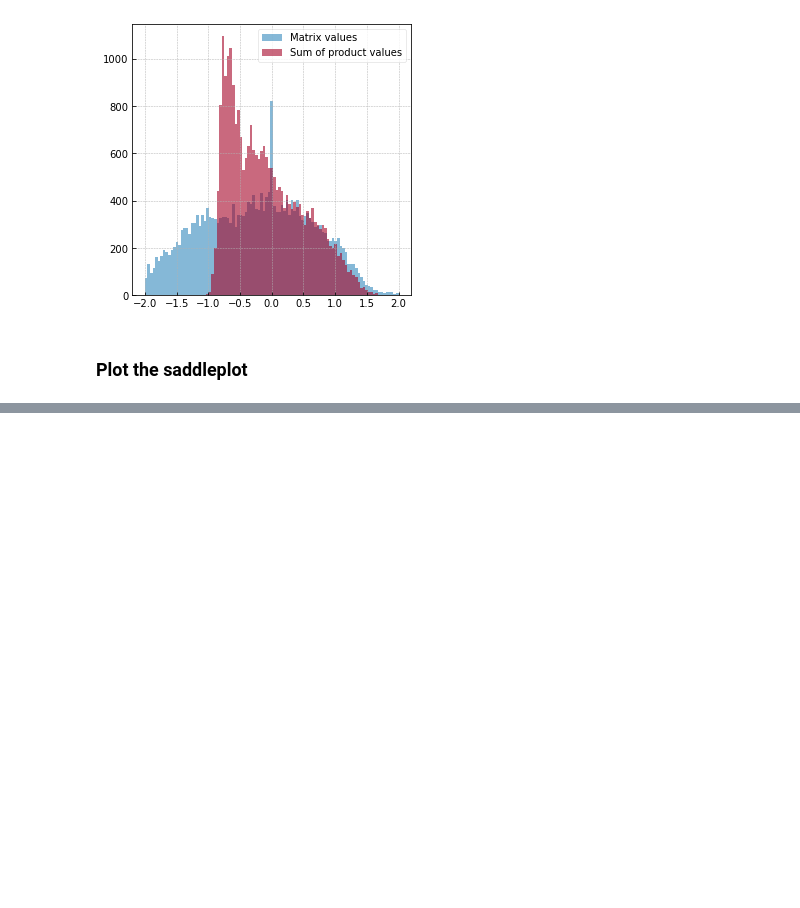
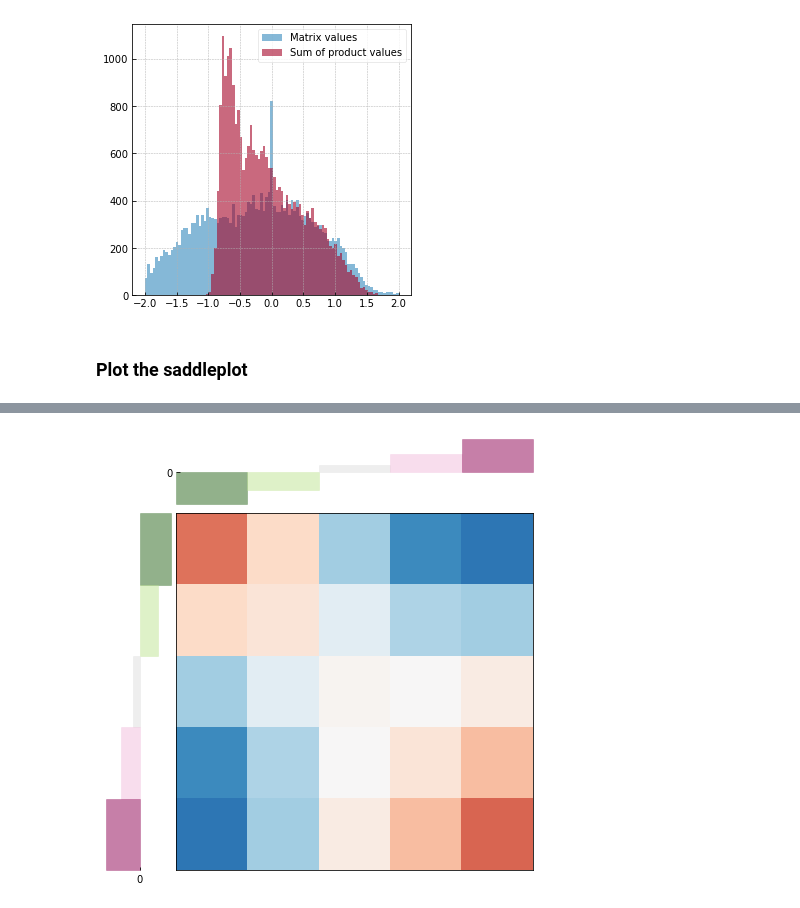
Before and after one commit to open2c/open2c_vignettes, a Jupyter notebook: cooltools_manuscript/compartments_and_saddles.ipynb, the cells around one changed output, grey strips where cells are left out. Drawn from its saved outputs; the diff is of its cells as text; code cells hidden in the pictures; blank space fills up the shorter version.

```diff
--- a/cooltools_manuscript/compartments_and_saddles.ipynb
+++ b/cooltools_manuscript/compartments_and_saddles.ipynb
@@ -397,0 +412,66 @@ plt.savefig("saddleplot.pdf")
+# %%
+plt.imshow(
+    np.log2((interaction_sum/interaction_count)[1:-1,1:-1]),
+    cmap="RdBu_r",
+    vmin=-2,
+    vmax=2
+    #norm = colors.LogNorm(vmin=0.5, vmax=2)
+)
+fig = plt.gcf()
+fig.set_facecolor("white")
+ax = plt.gca()
+divider = make_axes_locatable(ax)
+
+#
+vec_dig = bioframe.select(digitized_track, region)['E1.d']
+mean_values = vec.groupby(vec_dig).mean().loc[1:N_GROUPS]
+
+
+ax2 = divider.append_axes("top", size="20%", pad=0.09, sharex=ax)
+
+th = 0 # -1.5
+
+ax2.fill_between([-0.5, N_GROUPS//5-0.5], [mean_values[1], mean_values[1]], th, color=cmap(1.0), alpha=0.5)
+ax2.fill_between([1*N_GROUPS//5-0.5, 2*N_GROUPS//5-0.5], [mean_values[2], mean_values[2]], th, color=cmap(0.66), alpha=0.5)
+ax2.fill_between([2*N_GROUPS//5-0.5, 3*N_GROUPS//5-0.5], [mean_values[3], mean_values[3]], th, color=cmap_greys(0.25), alpha=0.5) # cmap = mpl.cm.get_cmap('PiYG', 20)
+ax2.fill_between([3*N_GROUPS//5-0.5, 4*N_GROUPS//5-0.5], [mean_values[4], mean_values[4]], th, color=cmap(0.33), alpha=0.5)
+ax2.fill_between([4*N_GROUPS//5-0.5, N_GROUPS-0.5], [mean_values[5], mean_values[5]], th, color=cmap(0.0), alpha=0.5)
+
+# ax2.axhline(0, color='k', alpha=0.4)
+
+# ax2.fill_between([-0.5, N_GROUPS//5-0.5], [0, 0.25], 0, color=cmap(1.0), alpha=0.5)
+# ax2.fill_between([1*N_GROUPS//5-0.5, 2*N_GROUPS//5-0.5], [0.25, 0.5], 0, color=cmap(0.66), alpha=0.5)
+# ax2.fill_between([2*N_GROUPS//5-0.5, 3*N_GROUPS//5-0.5], [0.25, 0.5], 0, color=cmap_greys(0.25), alpha=0.5) # cmap = mpl.cm.get_cmap('PiYG', 20)
+# ax2.fill_between([3*N_GROUPS//5-0.5, 4*N_GROUPS//5-0.5], [0.5, 0.75], 0, color=cmap(0.33), alpha=0.5)
+# ax2.fill_between([4*N_GROUPS//5-0.5, N_GROUPS-0.5], [0.75, 1.0], 0, color=cmap(0.0), alpha=0.5)
+
+ax2.set_xticklabels([])
+ax2.set_yticklabels([0])
+ax2.set_xticks([])
+ax2.set_yticks([0])
+ax2.grid(False)
+ax2.set_frame_on(False)
+ymin, ymax = ax2.get_ylim()
+
+
+ax1 = divider.append_axes("left", size="20%", pad=0.02, sharey=ax)
+
+ax1.fill_betweenx([-0.5, N_GROUPS//5-0.5], [mean_values[1], mean_values[1]], th, color=cmap(1.0), alpha=0.5)
+ax1.fill_betweenx([1*N_GROUPS//5-0.5, 2*N_GROUPS//5-0.5], [mean_values[2], mean_values[2]], th, color=cmap(0.66), alpha=0.5)
+ax1.fill_betweenx([2*N_GROUPS//5-0.5, 3*N_GROUPS//5-0.5], [mean_values[3], mean_values[3]], th, color=cmap_greys(0.25), alpha=0.5) # cmap = mpl.cm.get_cmap('PiYG', 20)
+ax1.fill_betweenx([3*N_GROUPS//5-0.5, 4*N_GROUPS//5-0.5], [mean_values[4], mean_values[4]], th, color=cmap(0.33), alpha=0.5)
+ax1.fill_betweenx([4*N_GROUPS//5-0.5, N_GROUPS-0.5], [mean_values[5], mean_values[5]], th, color=cmap(0.0), alpha=0.5)
+
+# ax1.axvline(0, color='k', alpha=0.4)
+
+ax1.set_xticklabels([0])
+ax1.set_yticklabels([])
+ax1.set_xticks([0])
+ax1.set_yticks([])
+ax1.grid(False)
+ax1.set_frame_on(False)
+ax1.set_xlim((ymax, ymin))
+
+plt.savefig("saddleplot.pdf")
+# %% [output]
+[figure, added]
```
Also changed, not shown: parts of 10 cells of this notebook.
